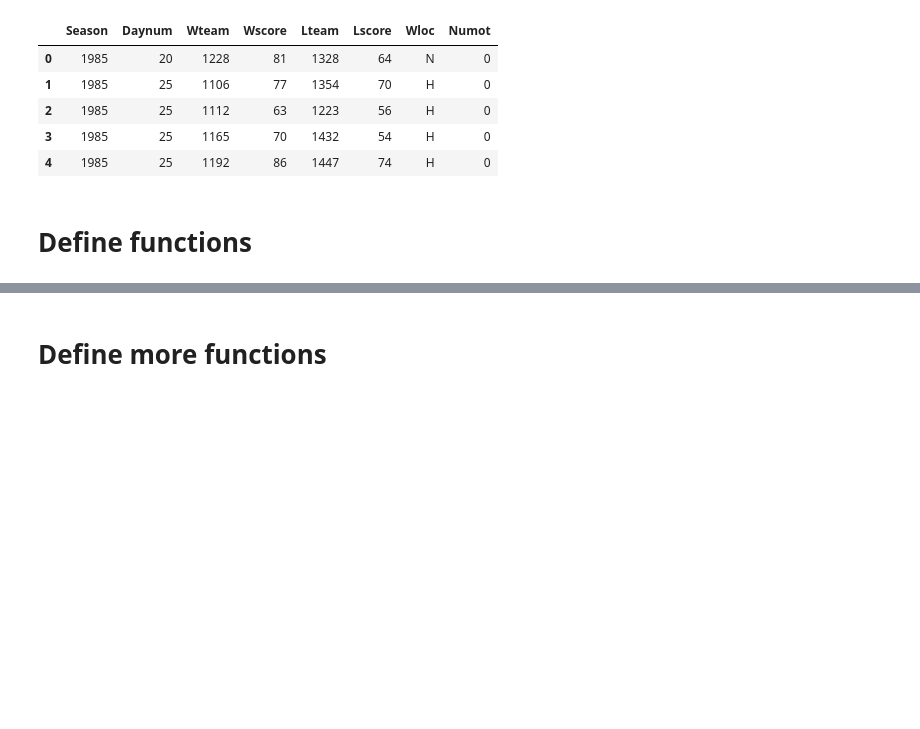
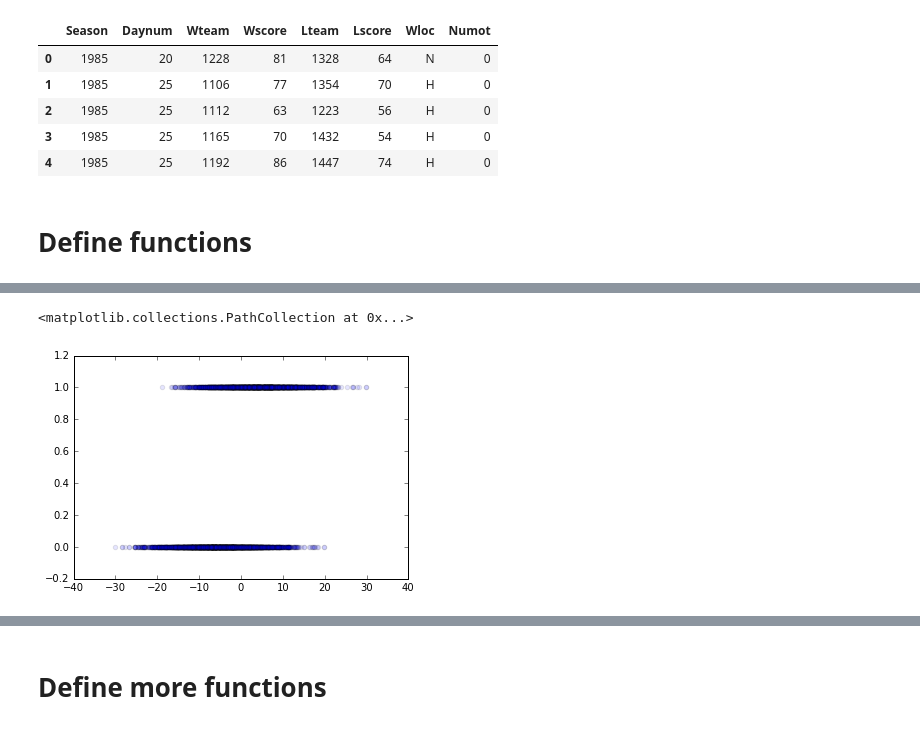
Before and after one commit to GTell88/marchmadness2017, a Jupyter notebook: notebooks/march_madness.ipynb, the cells around one changed output, grey strips where cells are left out. Cells and saved outputs as stored; diff of their text form; code cells hidden in the pictures; blank space fills up the shorter version.

```diff
--- a/notebooks/march_madness.ipynb
+++ b/notebooks/march_madness.ipynb
@@ -100,0 +199,5 @@ win_percent_df.head()
+# %%
+plt.scatter(X2,Y, alpha=0.1)
+# %% [output]
+<matplotlib.collections.PathCollection at 0x...>
+[figure, added]
```
Also changed, not shown: parts of 17 cells of this notebook, 3 other files.
